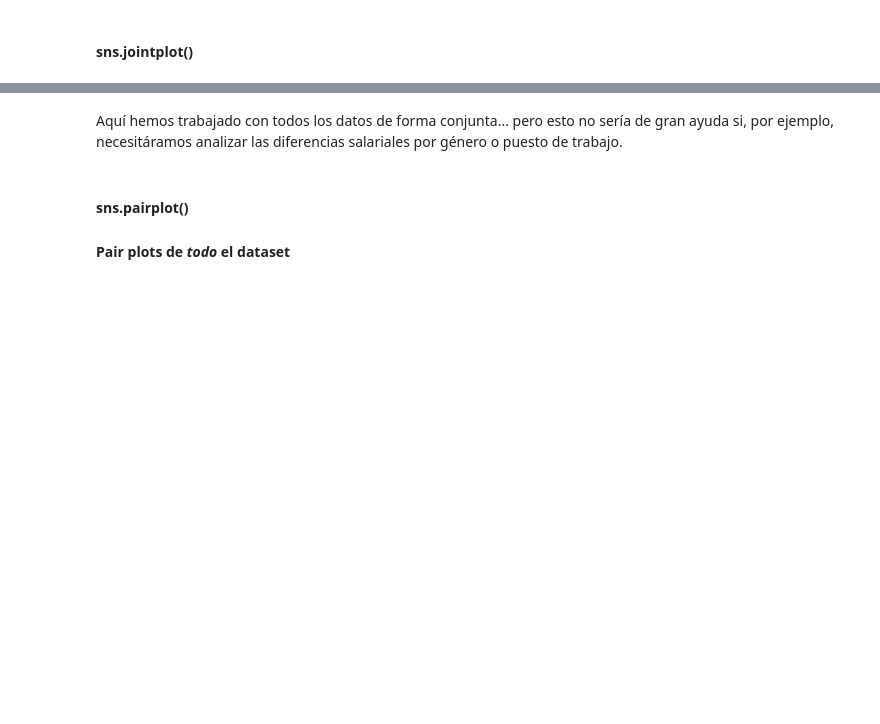
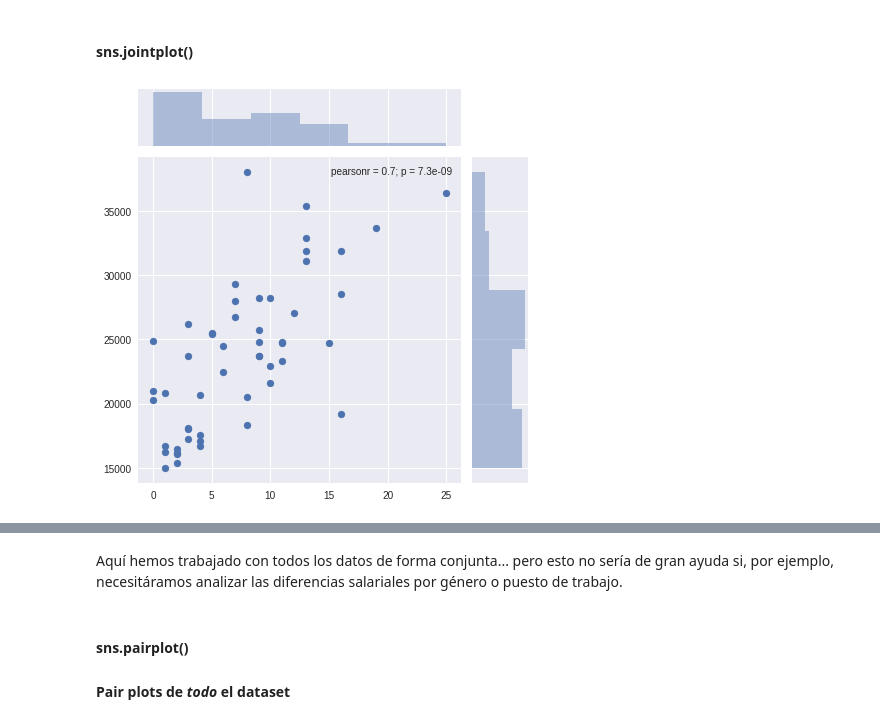
Before and after one commit to leabravo/dhds, a Jupyter notebook: C05/PRACTICA_INDEPENDIENTE_Starter_Visualizacion.ipynb, the cells around one changed output, grey strips where cells are left out. Cells and saved outputs as stored; diff of their text form; code cells hidden in the pictures; blank space fills up the shorter version.

```diff
--- a/C05/PRACTICA_INDEPENDIENTE_Starter_Visualizacion.ipynb
+++ b/C05/PRACTICA_INDEPENDIENTE_Starter_Visualizacion.ipynb
@@ -98,5 +161,11 @@ plt.show()
 sns.jointplot?
 # %%
 # ploteamos nuestras dos variables de interés con sus respectivos histogramas
+
+sns.jointplot(years_in_job, yearly_salary, kind='scatter')
+
+plt.show()
+# %% [output]
+[figure, added]
 # %%
 # es posible incluir una regresión lineal entre ambas variables y su distribución conjunta activando KIND='REG'
```
Also changed, not shown: parts of 19 cells of this notebook, 2 other files.
